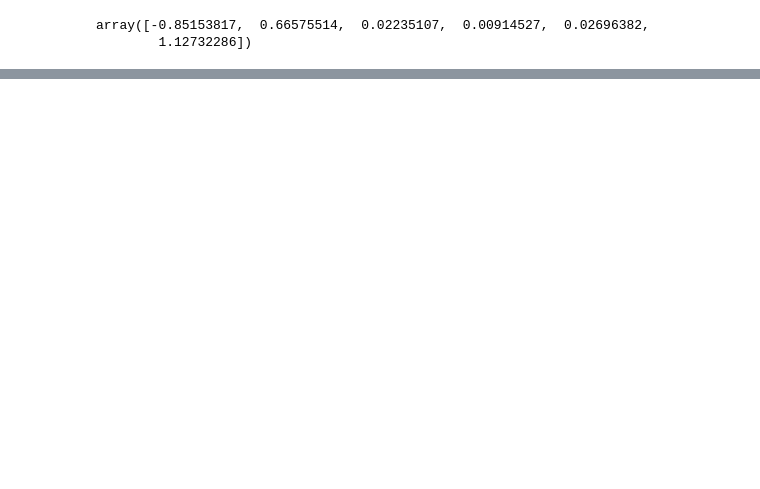
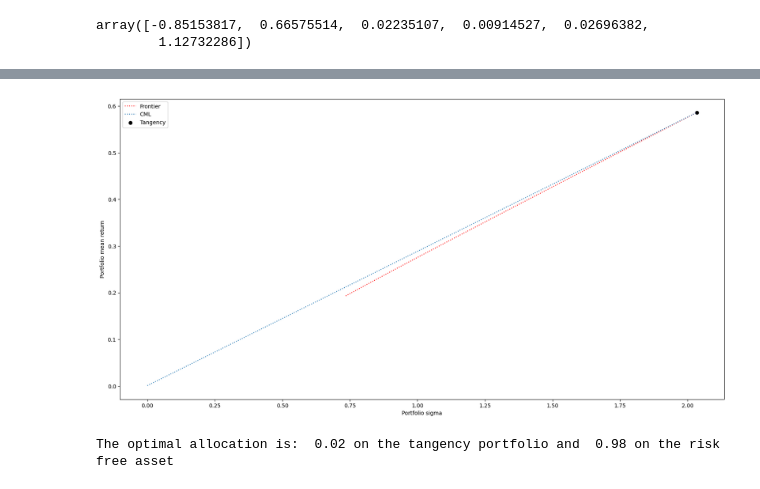
Before and after one commit to xwj0109/PTCW, a Jupyter notebook: MCrisk.ipynb, the cells around one changed output, grey strips where cells are left out. Cells and saved outputs as stored; diff of their text form; code cells hidden in the pictures; blank space fills up the shorter version.

```diff
--- a/MCrisk.ipynb
+++ b/MCrisk.ipynb
@@ -222,0 +220,12 @@ plt.show()
+# %%
+df['Sharpe'] = (df['C'] - R_f) / df['Std']
+maximumsharpe = (df['Sharpe']).max()
+
+StdVector = np.array(StdVector)
+
+step = max(StdVector) / len(C)
+
+vec = np.arange(0, max(StdVector), step)
+CML = R_f + maximumsharpe * vec
+df['CML'] = CML
+df
@@ -223,2 +246,27 @@ plt.show()
+# %%
+index_of_max_sharpe = df['Sharpe'].idxmax()
+# Find the value of the 'Std' column at the index of the maximum Sharpe ratio
+Tangency_std = df.loc[index_of_max_sharpe, 'Std']
+Tangency_ret = df.loc[index_of_max_sharpe, 'C']
+
+plt.figure(figsize=(20, 10))
+plt.plot(StdVector, C, linestyle = 'dotted', color='r' , label="Frontier")
+plt.plot(vec , CML ,linestyle = 'dotted', label="CML" )
+plt.scatter(Tangency_std, Tangency_ret, marker='o', color='black', label='Tangency')
+plt.legend()
+plt.xlabel("Portfolio sigma")
+plt.ylabel("Portfolio mean return")
+plt.show()
+# %% [output]
+[figure, added]
+# %%
+#Target return per month = 1%
+Traget = 0.01
+Vol_p = (Traget - R_f) / maximumsharpe
+weight_T = np.round((Vol_p / Tangency_std),2)
+weight_rf = 1 - weight_T
+print('The optimal allocation is: ', weight_T, 'on the tangency portfolio and ', weight_rf, 'on the risk free asset')
+# %% [output]
+The optimal allocation is:  0.02 on the tangency portfolio and  0.98 on the risk free asset
 # %%
 plt.figure(figsize=(15, 8))
```
Also changed, not shown: parts of 23 cells of this notebook.
